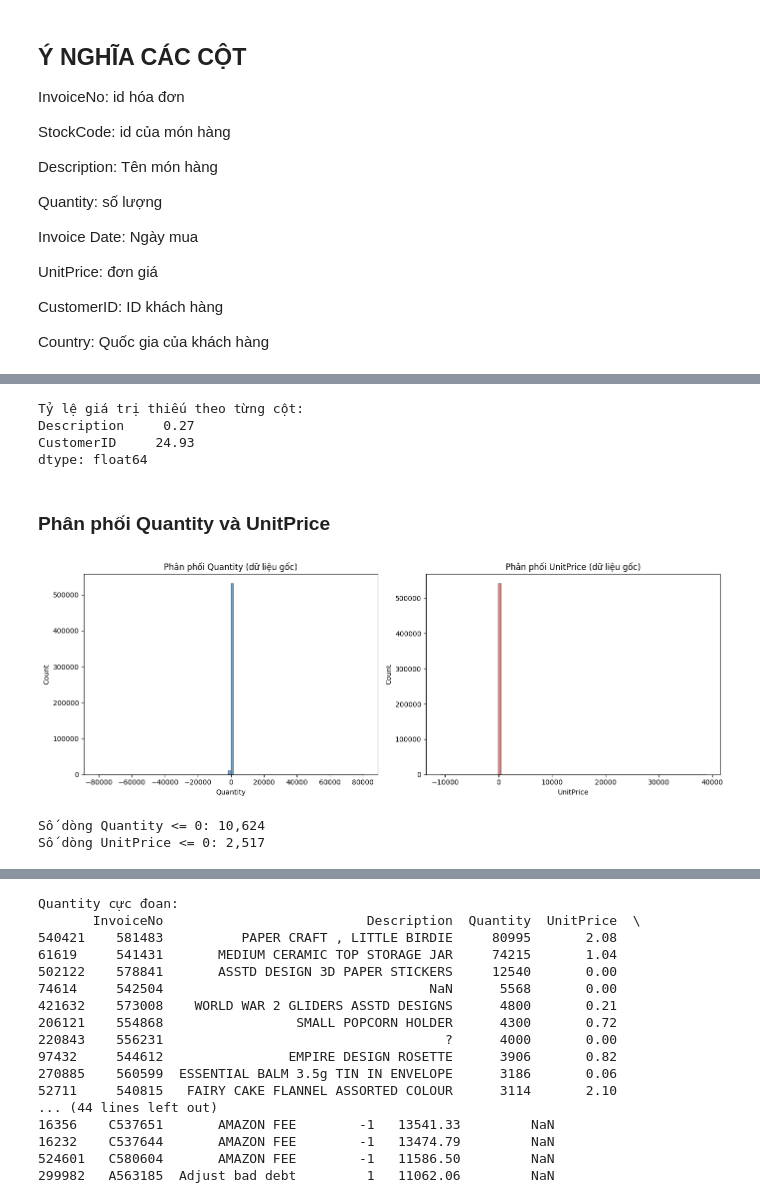
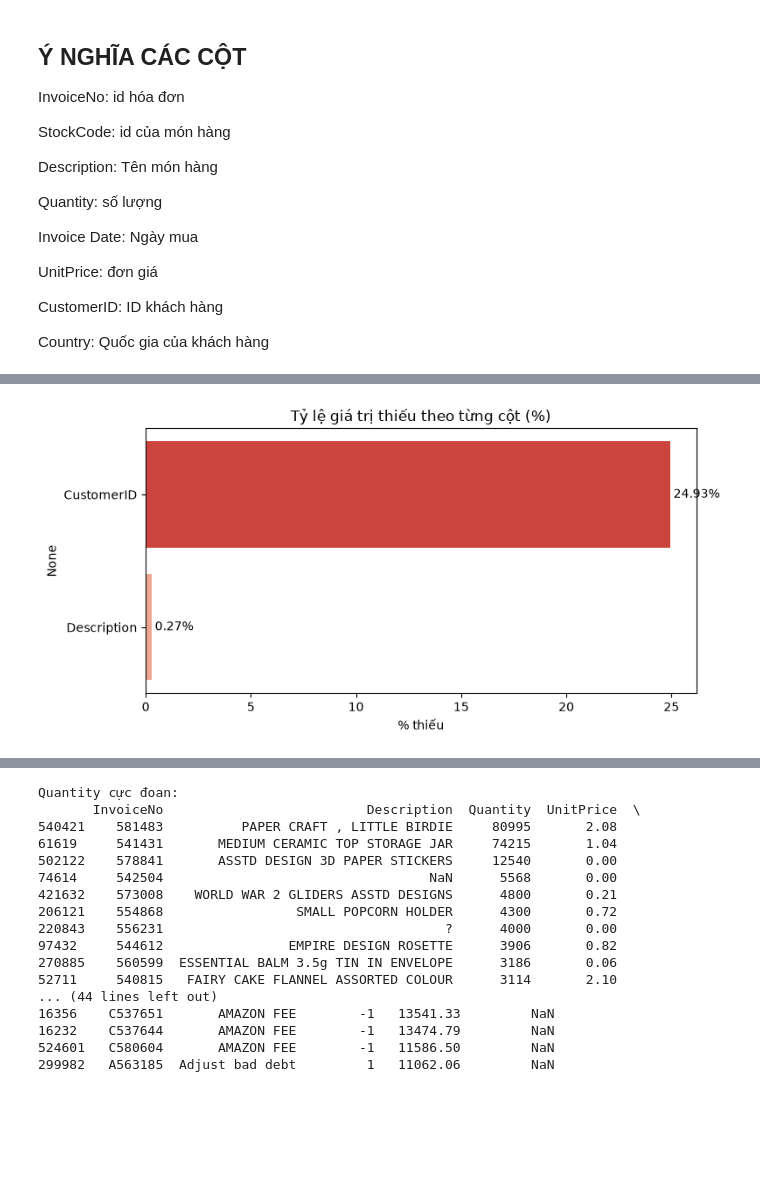
Before and after one commit to phguyen/customer-segment, a Jupyter notebook: notebooks/eda_and_preprocess (2).ipynb, the cells around one changed output, grey strips where cells are left out. Saved outputs shown, nothing was run; the diff lists cells and outputs as text; code cells hidden in the pictures; blank space fills up the shorter version.

```diff
--- a/notebooks/eda_and_preprocess (2).ipynb
+++ b/notebooks/eda_and_preprocess (2).ipynb
@@ -74,36 +74,18 @@ Thống kê mô tả các cột số:
 | 75% | 10.000000 | 2011-10-19 11:27:00 | 4.130000 | 16791.000000 |
 | max | 80995.000000 | 2011-12-09 12:50:00 | 38970.000000 | 18287.000000 |
 | std | 218.081158 | NaN | 96.759853 | 1713.600303 |
-# %%
-print("Tỷ lệ giá trị thiếu theo từng cột:")
-missing_pct = (df.isnull().sum() / len(df) * 100).round(2)
-print(missing_pct[missing_pct > 0])
-if missing_pct.sum() == 0:
-    print("-> Không có cột nào bị thiếu dữ liệu.")
-# %% [output]
-Tỷ lệ giá trị thiếu theo từng cột:
-Description     0.27
-CustomerID     24.93
-dtype: float64
-# %% [markdown]
-### Phân phối Quantity và UnitPrice
-# %%
-fig, axes = plt.subplots(1, 2, figsize=(14, 5))
-
-sns.histplot(df['Quantity'], bins=100, ax=axes[0], color='steelblue')
-axes[0].set_title('Phân phối Quantity (dữ liệu gốc)')
-axes[0].set_xlabel('Quantity')
-
-sns.histplot(df['UnitPrice'], bins=100, ax=axes[1], color='indianred')
-axes[1].set_title('Phân phối UnitPrice (dữ liệu gốc)')
-axes[1].set_xlabel('UnitPrice')
-
-plt.tight_layout()
-plt.show()
-
-print(f"Số dòng Quantity <= 0: {(df['Quantity'] <= 0).sum():,}")
-print(f"Số dòng UnitPrice <= 0: {(df['UnitPrice'] <= 0).sum():,}")
-# %% [output]
-[figure, removed]
-Số dòng Quantity <= 0: 10,624
-Số dòng UnitPrice <= 0: 2,517
+# %%
+missing_pct = (df.isnull().sum() / len(df) * 100)
+missing_pct = missing_pct[missing_pct > 0].sort_values(ascending=False)
+
+plt.figure(figsize=(8, 4))
+sns.barplot(x=missing_pct.values, y=missing_pct.index, hue=missing_pct.index,
+            palette='Reds_r', legend=False)
+plt.title('Tỷ lệ giá trị thiếu theo từng cột (%)')
+plt.xlabel('% thiếu')
+for i, v in enumerate(missing_pct.values):
+    plt.text(v, i, f' {v:.2f}%', va='center')
+plt.tight_layout()
+plt.show()
+# %% [output]
+[figure, added]
```
Also changed, not shown: parts of 9 cells of this notebook.
